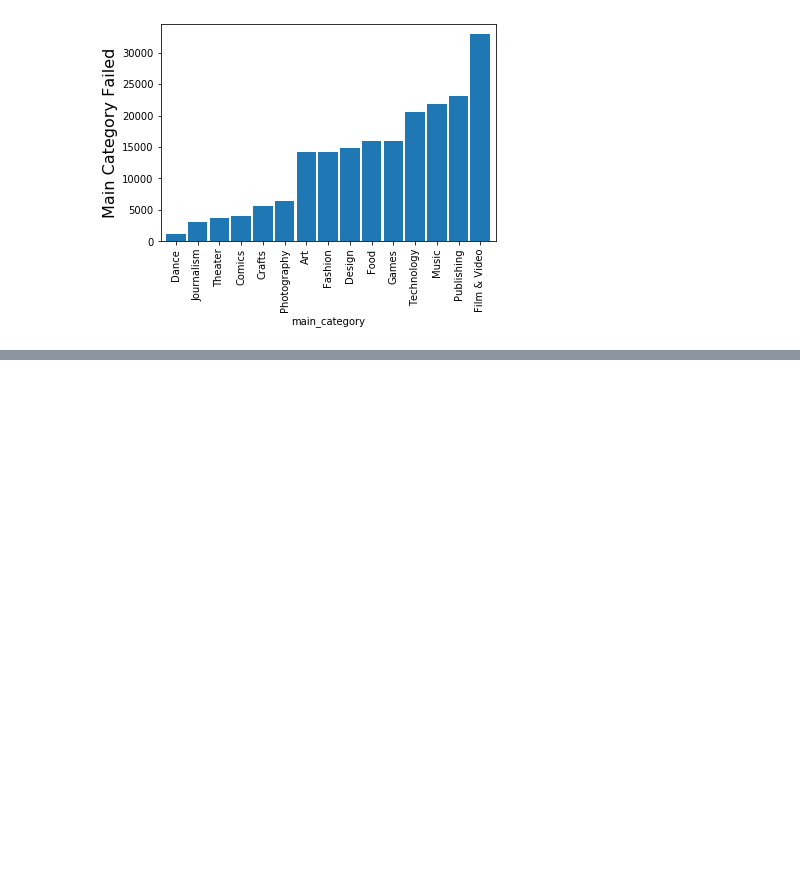
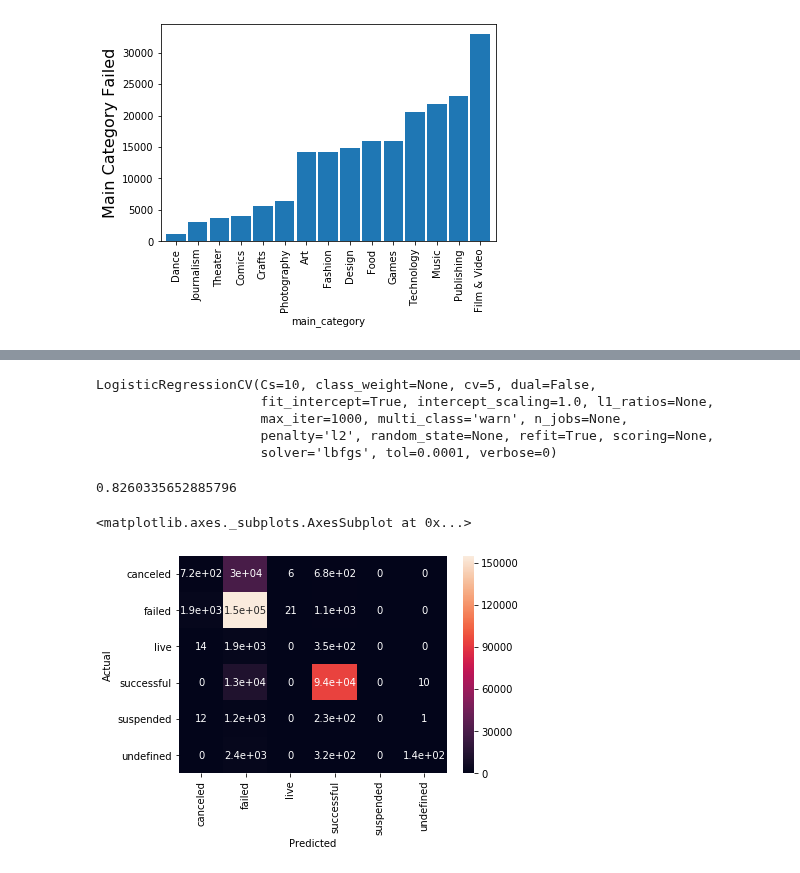
Before and after one commit to tbacha/DMML2019_Team_Apple, a Jupyter notebook: code/Kickstarter_notebook_Team_Apple.ipynb, the cells around one changed output, grey strips where cells are left out. Drawn from its saved outputs; the diff is of its cells as text; code cells hidden in the pictures; blank space fills up the shorter version.

```diff
--- a/code/Kickstarter_notebook_Team_Apple.ipynb
+++ b/code/Kickstarter_notebook_Team_Apple.ipynb
@@ -145,3 +145,7 @@ ax.set_ylabel("Main Category Failed", size=16)
 # %% [output]
 Text(0, 0.5, 'Main Category Failed')
 [figure]
+# %%
+X = df[["backers","goal","usd_goal_real", "usd_pledged_real"]]
+y = df["state"]
+X.head()
@@ -147,0 +159,37 @@ Text(0, 0.5, 'Main Category Failed')
+# %%
+from sklearn.model_selection import train_test_split
+from sklearn.preprocessing import OneHotEncoder
+X_train, X_test, y_train, y_test = train_test_split(X, y, test_size=0.2)
+# %%
+from sklearn.preprocessing import StandardScaler
+standardize = StandardScaler()
+standardize.fit(X_train, y_train)
+X_train = standardize.transform(X_train)
+X_test = standardize.transform(X_test)
+# %%
+from sklearn.linear_model import LogisticRegressionCV
+LR = LogisticRegressionCV(solver='lbfgs', cv=5, max_iter=1000)
+LR.fit(X_train, y_train)
+# %% [output]
+LogisticRegressionCV(Cs=10, class_weight=None, cv=5, dual=False,
+                     fit_intercept=True, intercept_scaling=1.0, l1_ratios=None,
+                     max_iter=1000, multi_class='warn', n_jobs=None,
+                     penalty='l2', random_state=None, refit=True, scoring=None,
+                     solver='lbfgs', tol=0.0001, verbose=0)
+# %%
+LR.score(X_test, y_test)
+# %% [output]
+0.8260335652885796
+# %%
+from sklearn.metrics import accuracy_score, confusion_matrix
+c = confusion_matrix(y_train, LR.predict(X_train))
+
+df_cm = pd.DataFrame(c, index = np.unique(y_test), columns=np.unique(y_test))
+
+df_cm.index.name = 'Actual'
+df_cm.columns.name = 'Predicted'
+
+sns.heatmap(df_cm, annot=True)
+# %% [output]
+<matplotlib.axes._subplots.AxesSubplot at 0x...>
+[figure, added]
```
Also changed, not shown: parts of 5 cells of this notebook.
